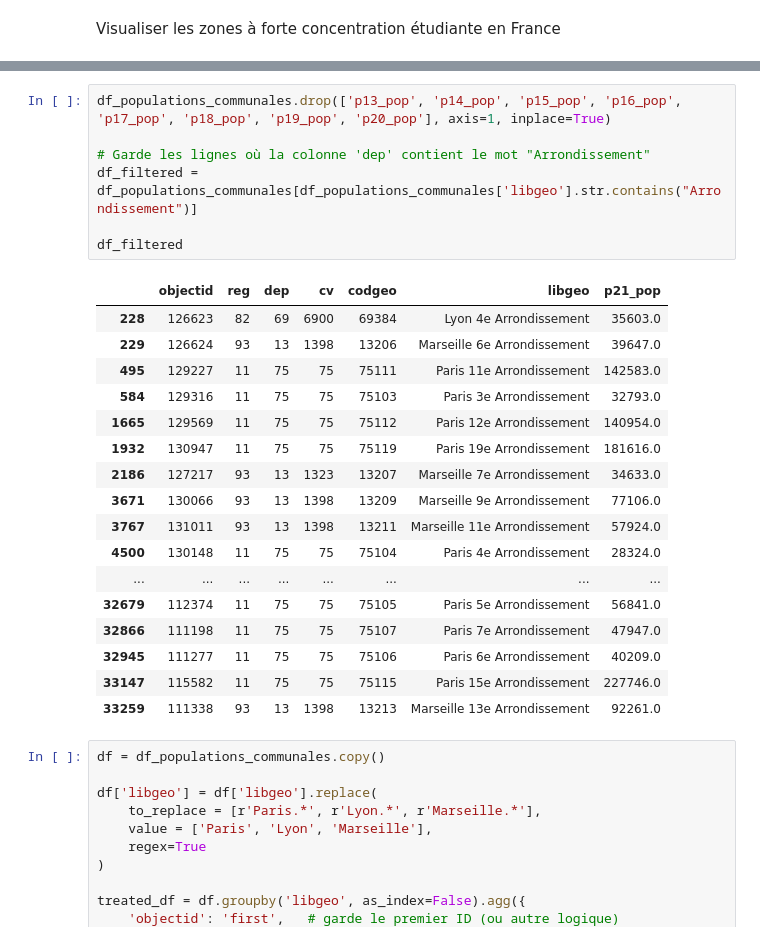
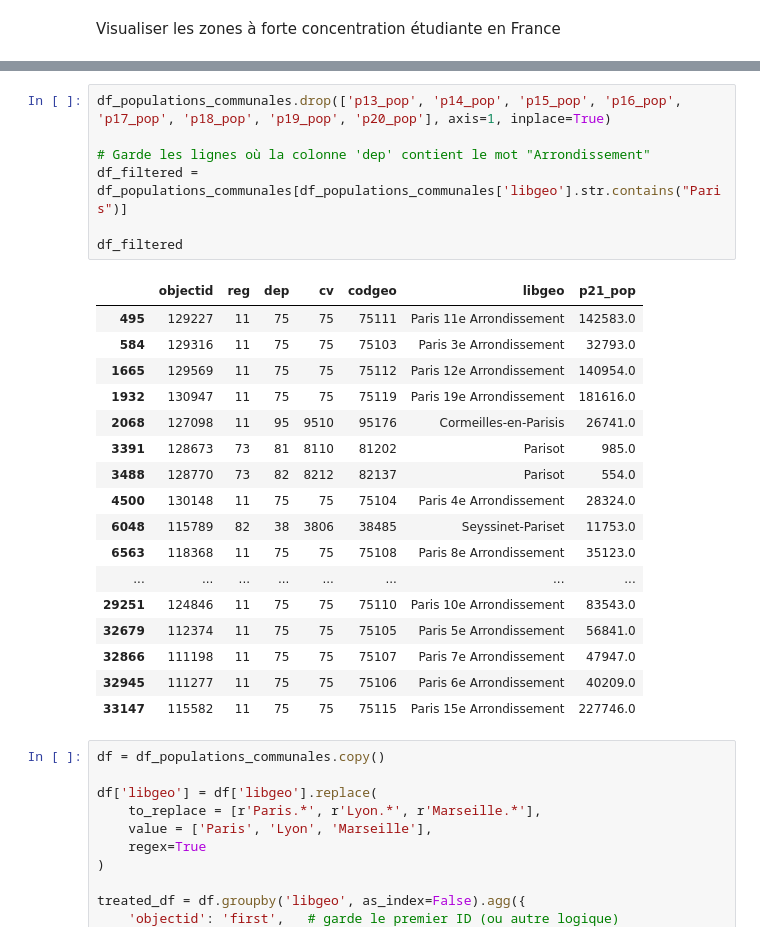
Before and after one commit to adam2504/Analyse_Donnees_Foncieres, a Jupyter notebook: notebook_adam.ipynb, the cells around one changed output, grey strips where cells are left out. Cells and saved outputs as stored; diff of their text form.

```diff
--- a/notebook_adam.ipynb
+++ b/notebook_adam.ipynb
@@ -85,28 +91,28 @@ df_populations_communales.head()
 # %%
 df_populations_communales.drop(['p13_pop', 'p14_pop', 'p15_pop', 'p16_pop', 'p17_pop', 'p18_pop', 'p19_pop', 'p20_pop'], axis=1, inplace=True)
 
 # Garde les lignes où la colonne 'dep' contient le mot "Arrondissement"
-df_filtered = df_populations_communales[df_populations_communales['libgeo'].str.contains("Arrondissement")]
+df_filtered = df_populations_communales[df_populations_communales['libgeo'].str.contains("Paris")]
 
 df_filtered
 # %% [output]
 |  | objectid | reg | dep | cv | codgeo | libgeo | p21_pop |
-| 228 | 126623 | 82 | 69 | 6900 | 69384 | Lyon 4e Arrondissement | 35603.0 |
-| 229 | 126624 | 93 | 13 | 1398 | 13206 | Marseille 6e Arrondissement | 39647.0 |
 | 495 | 129227 | 11 | 75 | 75 | 75111 | Paris 11e Arrondissement | 142583.0 |
 | 584 | 129316 | 11 | 75 | 75 | 75103 | Paris 3e Arrondissement | 32793.0 |
 | 1665 | 129569 | 11 | 75 | 75 | 75112 | Paris 12e Arrondissement | 140954.0 |
 | 1932 | 130947 | 11 | 75 | 75 | 75119 | Paris 19e Arrondissement | 181616.0 |
-| 2186 | 127217 | 93 | 13 | 1323 | 13207 | Marseille 7e Arrondissement | 34633.0 |
-| 3671 | 130066 | 93 | 13 | 1398 | 13209 | Marseille 9e Arrondissement | 77106.0 |
-| 3767 | 131011 | 93 | 13 | 1398 | 13211 | Marseille 11e Arrondissement | 57924.0 |
+| 2068 | 127098 | 11 | 95 | 9510 | 95176 | Cormeilles-en-Parisis | 26741.0 |
+| 3391 | 128673 | 73 | 81 | 8110 | 81202 | Parisot | 985.0 |
+| 3488 | 128770 | 73 | 82 | 8212 | 82137 | Parisot | 554.0 |
 | 4500 | 130148 | 11 | 75 | 75 | 75104 | Paris 4e Arrondissement | 28324.0 |
+| 6048 | 115789 | 82 | 38 | 3806 | 38485 | Seyssinet-Pariset | 11753.0 |
+| 6563 | 118368 | 11 | 75 | 75 | 75108 | Paris 8e Arrondissement | 35123.0 |
 | ... | ... | ... | ... | ... | ... | ... | ... |
+| 29251 | 124846 | 11 | 75 | 75 | 75110 | Paris 10e Arrondissement | 83543.0 |
 | 32679 | 112374 | 11 | 75 | 75 | 75105 | Paris 5e Arrondissement | 56841.0 |
 | 32866 | 111198 | 11 | 75 | 75 | 75107 | Paris 7e Arrondissement | 47947.0 |
 | 32945 | 111277 | 11 | 75 | 75 | 75106 | Paris 6e Arrondissement | 40209.0 |
 | 33147 | 115582 | 11 | 75 | 75 | 75115 | Paris 15e Arrondissement | 227746.0 |
-| 33259 | 111338 | 93 | 13 | 1398 | 13213 | Marseille 13e Arrondissement | 92261.0 |
 # %%
 df = df_populations_communales.copy()
 
```
Also changed, not shown: parts of 9 cells of this notebook.
